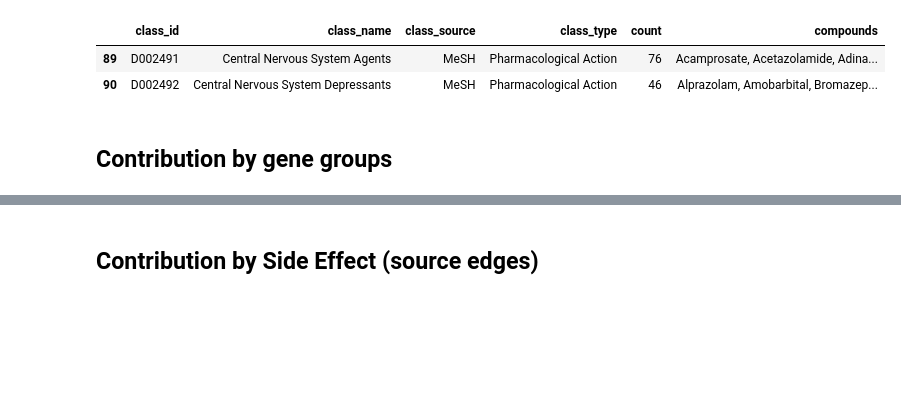
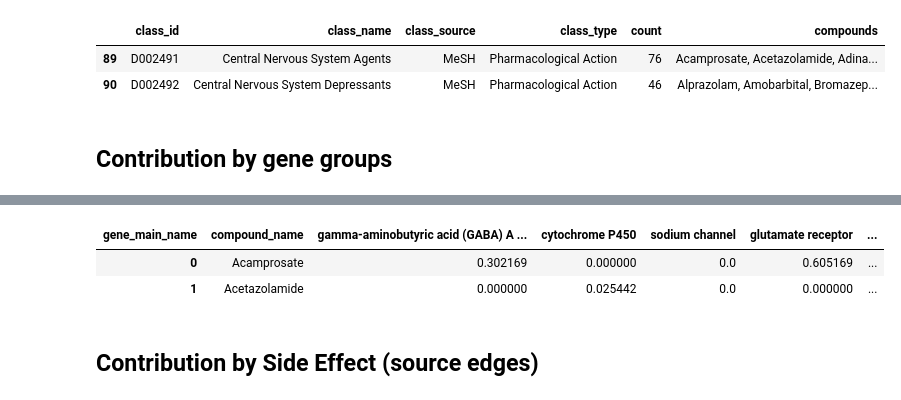
Before and after one commit to dhimmel/rephetio, a Jupyter notebook: epilepsy/3.contribution.ipynb, the cells around one changed output, grey strips where cells are left out. Saved outputs shown, nothing was run; the diff lists cells and outputs as text; code cells hidden in the pictures; blank space fills up the shorter version.

```diff
--- a/epilepsy/3.contribution.ipynb
+++ b/epilepsy/3.contribution.ipynb
@@ -297,3 +307,15 @@ compound_binds_df.head(2)
+# %%
+keep_groups = list(source_bind_df.gene_main_name)[:8]
+pivot_df = compound_binds_df.pivot_table('binds_contribution', 'compound_name', 'gene_main_name', fill_value=0)
+pivot_df = pivot_df[keep_groups]
+pivot_df['other'] = 1 - pivot_df.sum(axis='columns')
+pivot_df = pivot_df.reset_index()
+pivot_df.to_csv('data/source-edge-binds-contributions-per-compound-wide.tsv', sep='\t', index=False, float_format='%.5g')
+pivot_df.head(2)
+# %% [output]
+| gene_main_name | compound_name | gamma-aminobutyric acid (GABA) A ... | cytochrome P450 | sodium channel | glutamate receptor | ... |
+| 0 | Acamprosate | 0.302169 | 0.000000 | 0.0 | 0.605169 | ... |
+| 1 | Acetazolamide | 0.000000 | 0.025442 | 0.0 | 0.000000 | ... |
 # %% [markdown]
 ## Contribution by Side Effect (source edges)
 # %%
```
Also changed, not shown: parts of 5 cells of this notebook, 4 other files.
